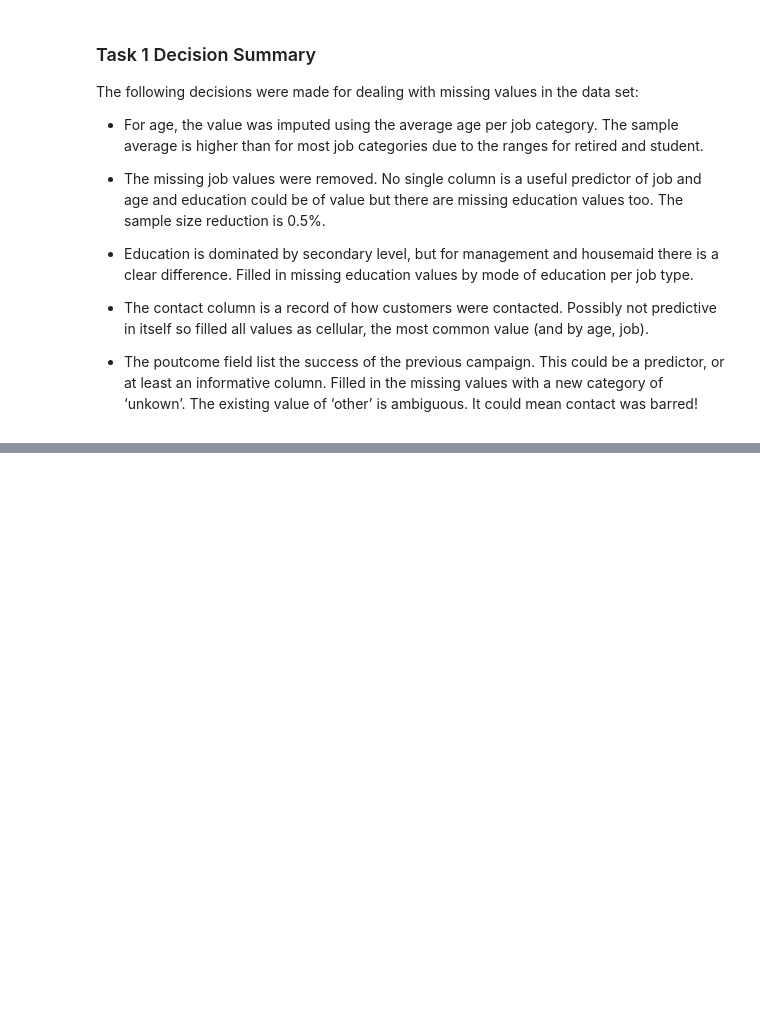
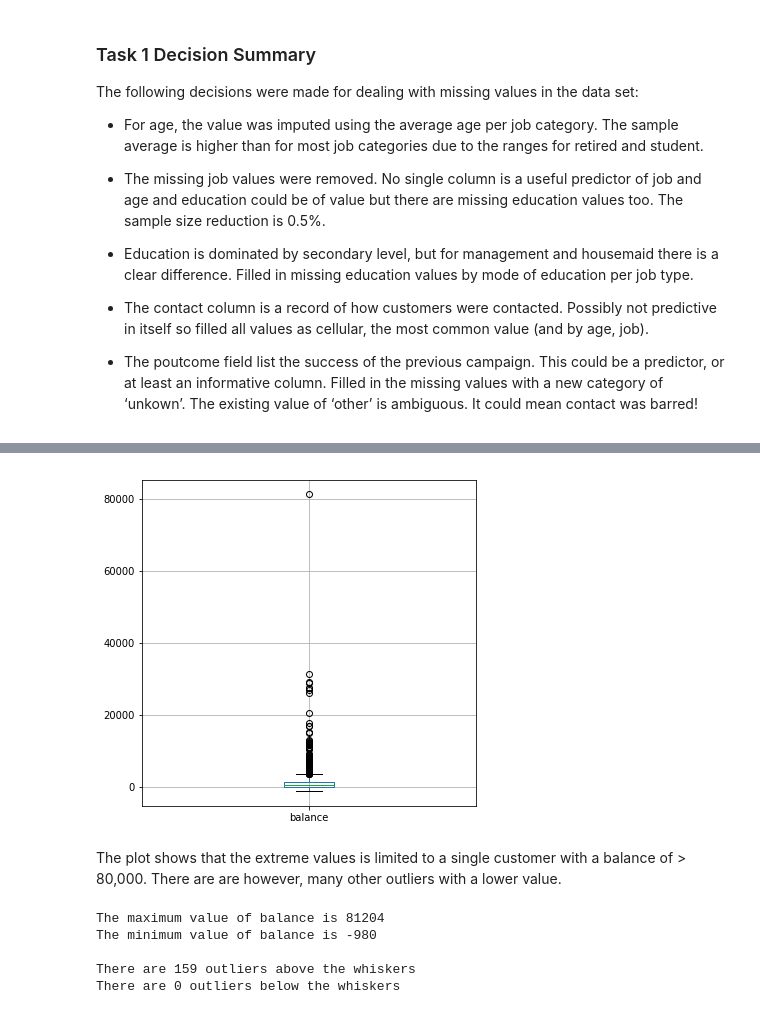
Before and after one commit to vipulpopat/MSCAI_Sem1_Etivity2, a Jupyter notebook: Etivity2_18195326.ipynb, the cells around one changed output, grey strips where cells are left out. Drawn from its saved outputs; the diff is of its cells as text; code cells hidden in the pictures; blank space fills up the shorter version.

```diff
--- a/Etivity2_18195326.ipynb
+++ b/Etivity2_18195326.ipynb
@@ -225,0 +251,27 @@ The following decisions were made for dealing with missing values in the data se
+# %%
+df.boxplot(['balance'], figsize=(6,6))
+plt.show()
+# %% [output]
+[figure, added]
+# %% [markdown]
+The plot shows that the extreme values is limited to a single customer with a balance of > 80,000.  There are are however, many other outliers with a lower value.
+# %%
+# Calculate the interquartile range
+balance_q3 = df['balance'].quantile(0.75)
+balance_q1 = df['balance'].quantile(0.25)
+balance_iqr = 1.5*(balance_q3 - balance_q1)
+
+# Count how many outlier values exist
+outliers_high = sum(df['balance'] > (balance_q3 + balance_iqr))
+outliers_low  = sum(df['balance'] < (balance_q1 - balance_iqr))
+
+print(f"The maximum value of balance is {df['balance'].max()}")
+print(f"The minimum value of balance is {df['balance'].min()}\n")
+print(f"There are {outliers_high} outliers above the whiskers")
+print(f"There are {outliers_low} outliers below the whiskers")
+# %% [output]
+The maximum value of balance is 81204
+The minimum value of balance is -980
+
+There are 159 outliers above the whiskers
+There are 0 outliers below the whiskers
```
Also changed, not shown: parts of 11 cells of this notebook.
